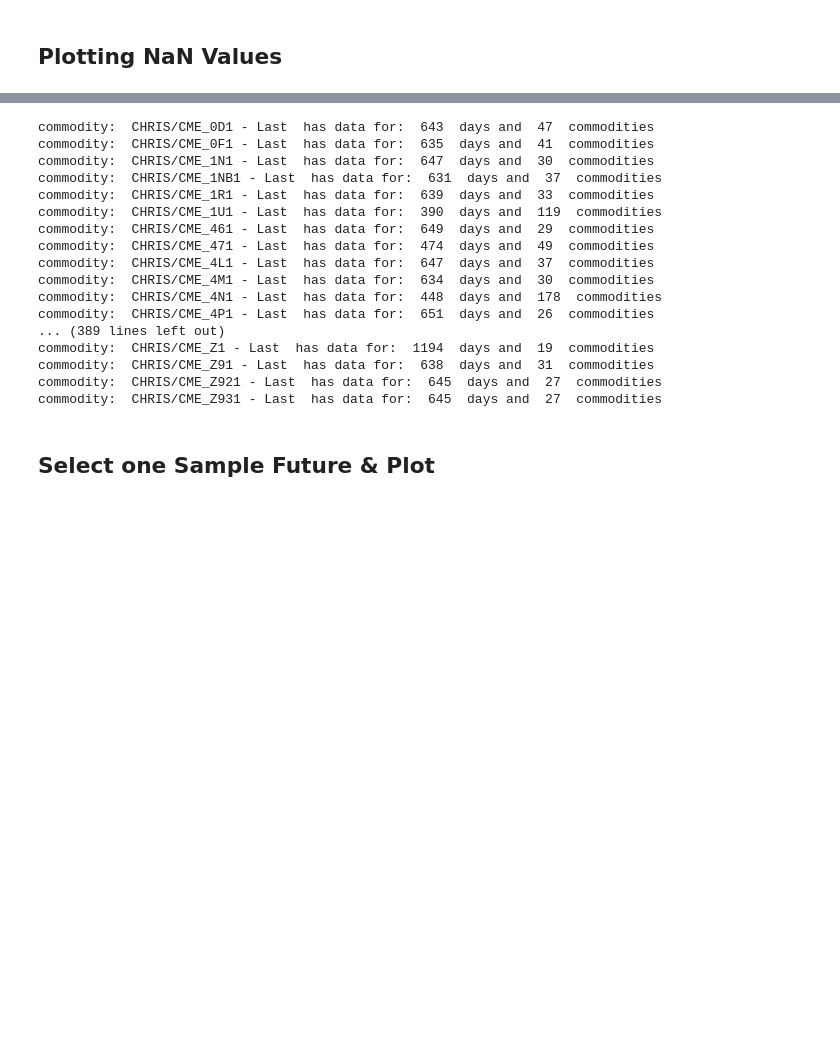
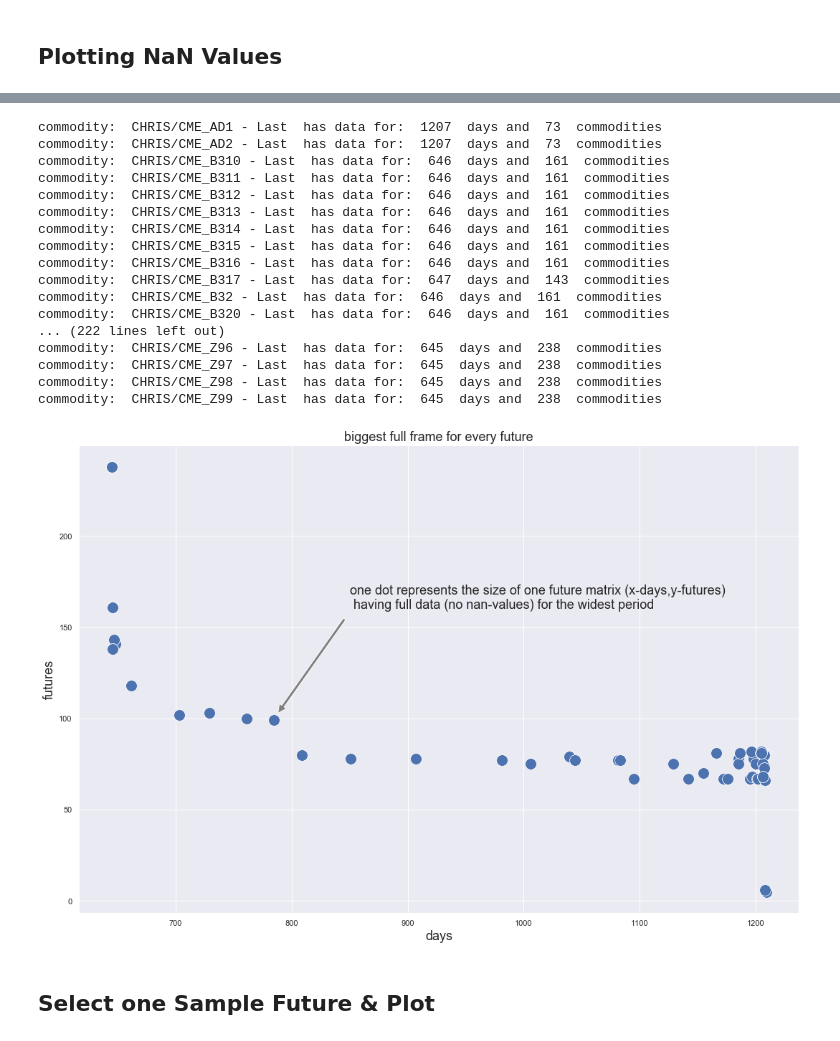
Before and after one commit to weberjoe/cme_futures_analysis, a Jupyter notebook: commodities_fetch.ipynb, the cells around one changed output, grey strips where cells are left out. Drawn from its saved outputs; the diff is of its cells as text; code cells hidden in the pictures; blank space fills up the shorter version.

```diff
--- a/commodities_fetch.ipynb
+++ b/commodities_fetch.ipynb
@@ -187,25 +211,48 @@ nans for:  CHRIS/CME_AD1 - Last  =  0
 # %%
-for commodity_ in filtered_df.columns:
-    xx = find_biggest_full_frame(commodity_, filtered_df)
-    print("commodity: ",commodity_, " has data for: " ,xx.shape[0], " days and ", xx.shape[1], " commodities")
+count_days = []
+count_commodities = []
+
+for commodity_ in df_new.columns:
+    for_commodity = find_biggest_full_frame(commodity_, df_filtered_cms)
+    count_days.append(for_commodity.shape[0])
+    count_commodities.append(for_commodity.shape[1])
+    print("commodity: ",commodity_, " has data for: " ,for_commodity.shape[0],
+          " days and ", for_commodity.shape[1], " commodities")
 # %% [output]
-commodity:  CHRIS/CME_0D1 - Last  has data for:  643  days and  47  commodities
-commodity:  CHRIS/CME_0F1 - Last  has data for:  635  days and  41  commodities
-commodity:  CHRIS/CME_1N1 - Last  has data for:  647  days and  30  commodities
-commodity:  CHRIS/CME_1NB1 - Last  has data for:  631  days and  37  commodities
-commodity:  CHRIS/CME_1R1 - Last  has data for:  639  days and  33  commodities
-commodity:  CHRIS/CME_1U1 - Last  has data for:  390  days and  119  commodities
-commodity:  CHRIS/CME_461 - Last  has data for:  649  days and  29  commodities
-commodity:  CHRIS/CME_471 - Last  has data for:  474  days and  49  commodities
-commodity:  CHRIS/CME_4L1 - Last  has data for:  647  days and  37  commodities
-commodity:  CHRIS/CME_4M1 - Last  has data for:  634  days and  30  commodities
-commodity:  CHRIS/CME_4N1 - Last  has data for:  448  days and  178  commodities
-commodity:  CHRIS/CME_4P1 - Last  has data for:  651  days and  26  commodities
-... (389 lines left out)
-commodity:  CHRIS/CME_Z1 - Last  has data for:  1194  days and  19  commodities
-commodity:  CHRIS/CME_Z91 - Last  has data for:  638  days and  31  commodities
-commodity:  CHRIS/CME_Z921 - Last  has data for:  645  days and  27  commodities
-commodity:  CHRIS/CME_Z931 - Last  has data for:  645  days and  27  commodities
+commodity:  CHRIS/CME_AD1 - Last  has data for:  1207  days and  73  commodities
+commodity:  CHRIS/CME_AD2 - Last  has data for:  1207  days and  73  commodities
+commodity:  CHRIS/CME_B310 - Last  has data for:  646  days and  161  commodities
+commodity:  CHRIS/CME_B311 - Last  has data for:  646  days and  161  commodities
+commodity:  CHRIS/CME_B312 - Last  has data for:  646  days and  161  commodities
+commodity:  CHRIS/CME_B313 - Last  has data for:  646  days and  161  commodities
+commodity:  CHRIS/CME_B314 - Last  has data for:  646  days and  161  commodities
+commodity:  CHRIS/CME_B315 - Last  has data for:  646  days and  161  commodities
+commodity:  CHRIS/CME_B316 - Last  has data for:  646  days and  161  commodities
+commodity:  CHRIS/CME_B317 - Last  has data for:  647  days and  143  commodities
+commodity:  CHRIS/CME_B32 - Last  has data for:  646  days and  161  commodities
+commodity:  CHRIS/CME_B320 - Last  has data for:  646  days and  161  commodities
+... (222 lines left out)
+commodity:  CHRIS/CME_Z96 - Last  has data for:  645  days and  238  commodities
+commodity:  CHRIS/CME_Z97 - Last  has data for:  645  days and  238  commodities
+commodity:  CHRIS/CME_Z98 - Last  has data for:  645  days and  238  commodities
+commodity:  CHRIS/CME_Z99 - Last  has data for:  645  days and  238  commodities
+# %%
+df = pd.DataFrame([count_days, count_commodities])
+df = df.transpose()
+df.columns = ['days', 'futures']
+
+fontsize=18
+fig, ax = plt.subplots(figsize=(18, 12))
+ax.set_xlabel('days',size=fontsize)
+ax.set_ylabel('futures',size=fontsize)
+ax.set_title("biggest full frame for every future", size=fontsize)
+
+ax.annotate('one dot represents the size of one future matrix [x-days,y-futures] \n having full data (no nan-values) for the widest period',
+            xy=(785, 100), xytext=(850, 160),
+            arrowprops=dict(facecolor='grey', shrink=0.05), size=fontsize,)
+ax = sns.scatterplot(x="days", y="futures", s=250, data=df)
+# %% [output]
+[figure, added]
 # %% [markdown]
 ## Select one Sample Future & Plot
 # %%
```
Also changed, not shown: parts of 12 cells of this notebook.
